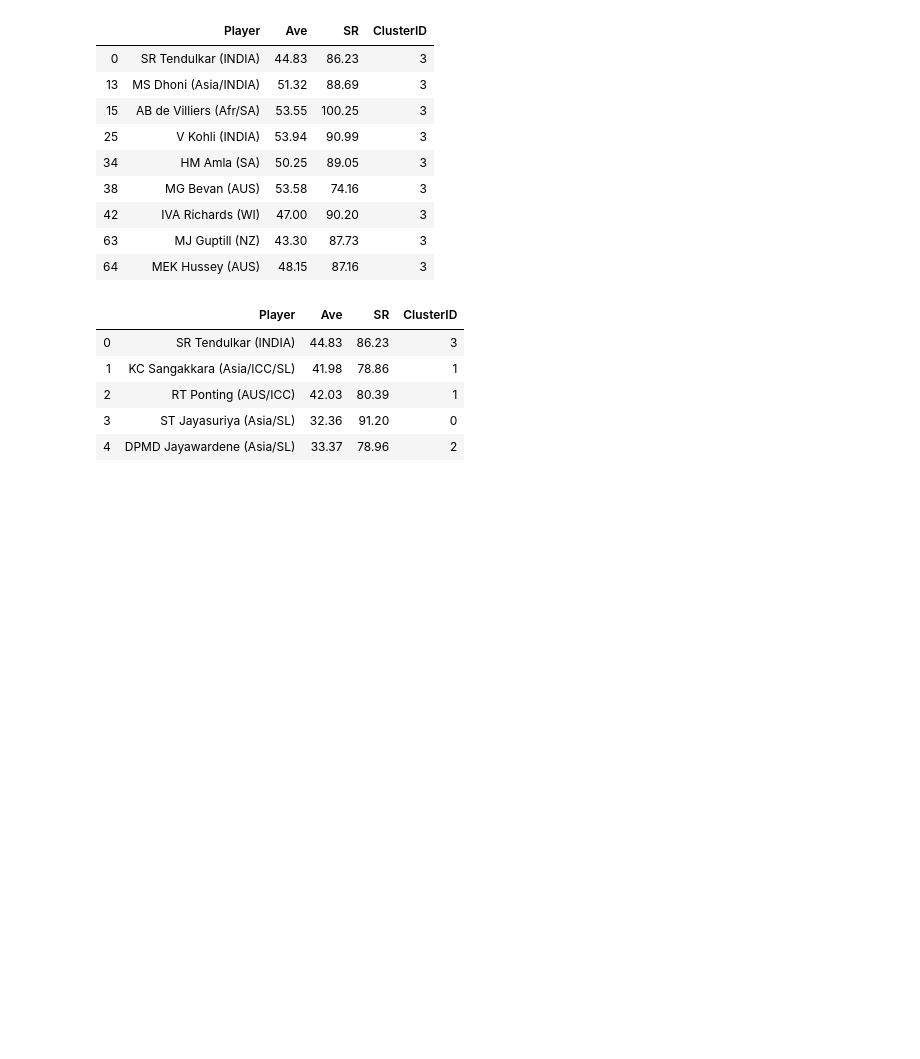
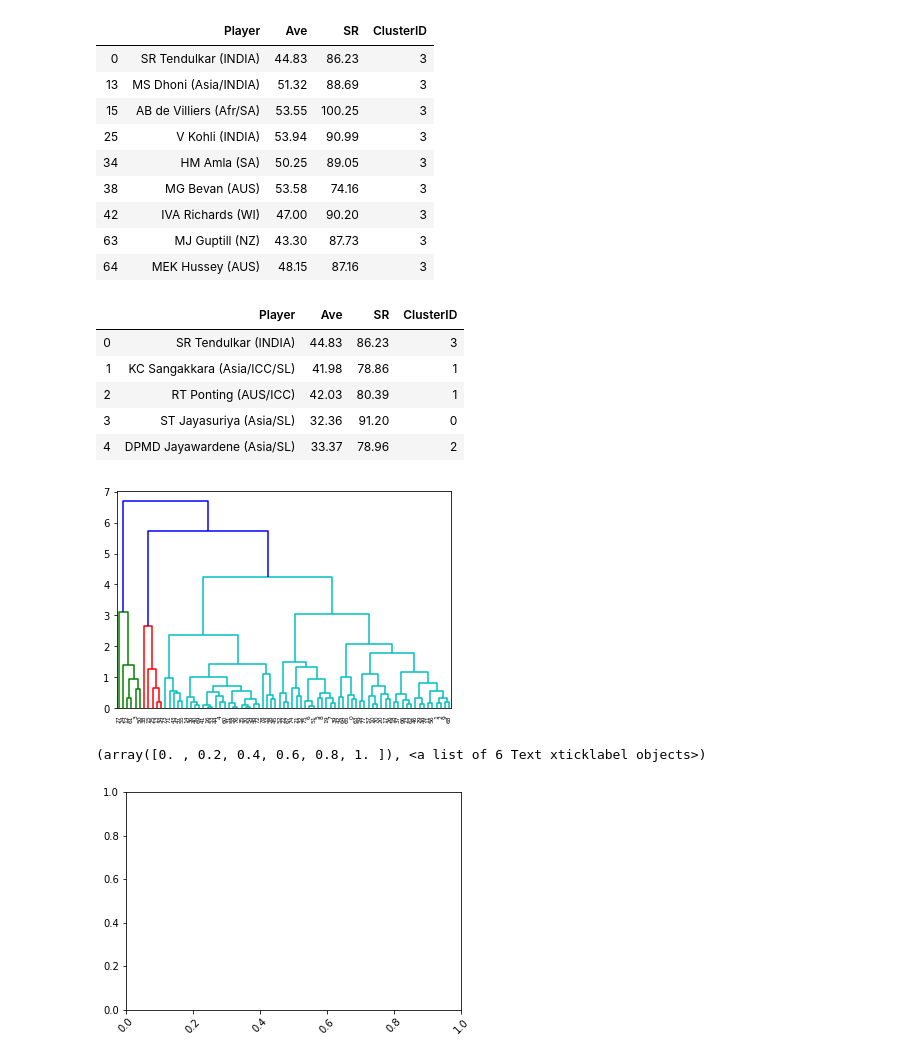
Before and after one commit to amanwin/UnsupervisedLearning-Clustering, a Jupyter notebook: dataset/Cricket.ipynb, the cells around one changed output. Cells and saved outputs as stored; diff of their text form; code cells hidden in the pictures; blank space fills up the shorter version.

Commit message:
Added Hierarchical Clustering

```diff
--- a/dataset/Cricket.ipynb
+++ b/dataset/Cricket.ipynb
@@ -101,3 +109,13 @@ RFM_km.head()
 | 2 | RT Ponting (AUS/ICC) | 42.03 | 80.39 | 1 |
 | 3 | ST Jayasuriya (Asia/SL) | 32.36 | 91.20 | 0 |
 | 4 | DPMD Jayawardene (Asia/SL) | 33.37 | 78.96 | 2 |
+# %%
+# heirarchical clustering
+mergings = linkage(cricket2, method = "complete", metric='euclidean')
+dendrogram(mergings)
+plt.show()
+plt.xticks(rotation=45)
+# %% [output]
+[figure, added]
+(array([0. , 0.2, 0.4, 0.6, 0.8, 1. ]), <a list of 6 Text xticklabel objects>)
+[figure, added]
```
Also changed, not shown: parts of 4 cells of this notebook, 6 other files.
